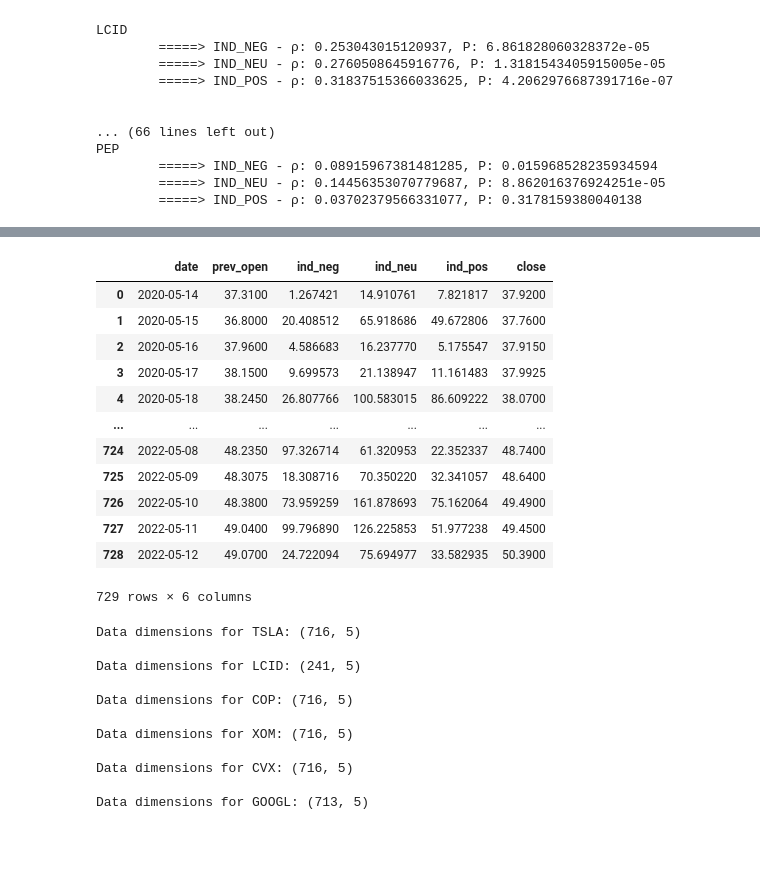
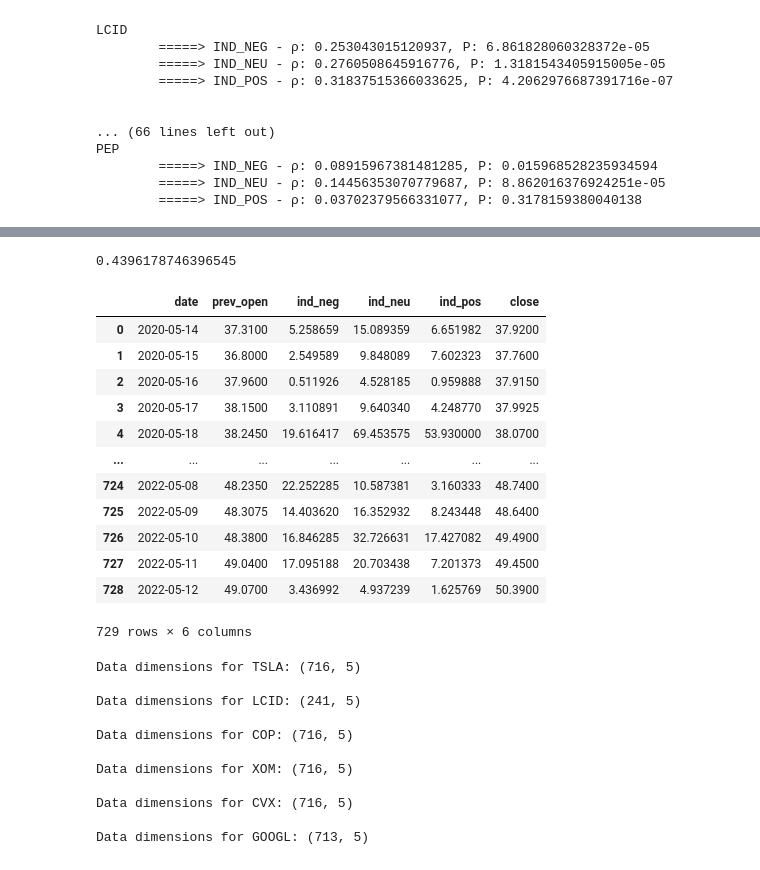
Before and after one commit to svishakan/Social-Media-Based-Stock-Market-Analysis, a Jupyter notebook: Spark Streaming/FinalXGBoostRegressor.ipynb, the cells around one changed output, grey strips where cells are left out. Drawn from its saved outputs; the diff is of its cells as text; code cells hidden in the pictures.

```diff
--- a/Spark Streaming/FinalXGBoostRegressor.ipynb
+++ b/Spark Streaming/FinalXGBoostRegressor.ipynb
@@ -102,6 +102,7 @@ def load_datasets(cons, tickers, categories, reduce = False):
                 tweet_df["wted_neg"] = tweet_df["wted_neg"].astype("float64")
                 tweet_df["wted_neu"] = tweet_df["wted_neu"].astype("float64")
                 tweet_df["wted_pos"] = tweet_df["wted_pos"].astype("float64")
+                #tweet_df["mood"] = (tweet_df["pos_counts"] - tweet_df["neg_counts"]) / tweet_df["count"]
 
                 tweet_df.sort_values(by=['date'])
 
@@ -130,7 +131,7 @@ def load_datasets(cons, tickers, categories, reduce = False):
 
             else:
                 if category == "Pharma":    #use the new dataset results for Pharma
-                    tweet_df = pd.read_sql_query(f"SELECT * from new_pharma_scored_tweets WHERE category='{category}'", cons["Results"])
+                    tweet_df = pd.read_sql_query(f"SELECT * from reduced_scored_tweets WHERE category='{category}'", cons["Results"])
                 else:
                     tweet_df = pd.read_sql_query(f"SELECT * from new_scored_tweets WHERE category='{category}'", cons["Results"])
 
@@ -146,6 +147,8 @@ def load_datasets(cons, tickers, categories, reduce = False):
                 tweet_df["wted_neg"] = tweet_df["wted_neg"].astype("float64")
                 tweet_df["wted_neu"] = tweet_df["wted_neu"].astype("float64")
                 tweet_df["wted_pos"] = tweet_df["wted_pos"].astype("float64")
+                tweet_df["mood"] = (tweet_df["wted_pos"] - tweet_df["wted_neg"]) / (tweet_df["wted_pos"] + tweet_df["wted_neu"] + tweet_df["wted_neg"])
+
 
                 tweet_dfs[ticker] = tweet_df.copy(deep=True)
 
@@ -381,5 +390,20 @@ PEP
+# %%
+from sklearn.linear_model import LinearRegression
+
+X_train, X_test, y_train, y_test = train_test_split(norm_dfs["TSLA"]["ind_neu"], norm_dfs["TSLA"]["close"], test_size=0.2, random_state=0)
+
+X_train = X_train.to_numpy().reshape(-1, 1)
+X_test = X_test.to_numpy().reshape(-1, 1)
+y_train = y_train.to_numpy().reshape(-1, 1)
+y_test = y_test.to_numpy().reshape(-1, 1)
+
+reg = LinearRegression().fit(X_train, y_train)
+
+reg.score(X_train, y_train)
+# %% [output]
+0.4396178746396545
 # %%
-def add_prev_day_open(merged_dfs):
+def add_prev_day_open(categories, tickers, merged_dfs):
     prev_open_dfs = dict()
 
     for category in categories:
@@ -401,7 +425,9 @@ def add_prev_day_open(merged_dfs):
 
             prev_open_df = prev_open_df.rename(columns = {'open': 'prev_open'})
 
-            prev_open_dfs[ticker] = prev_open_df
+            #prev_open_df = prev_open_df.drop(columns = ['prev_open'])
+
+            prev_open_dfs[ticker] = prev_open_df.copy(deep=True)
 
             del prev_open_df #Perform GC
 
@@ -409,18 +461,18 @@ def add_prev_day_open(merged_dfs):
 # %%
-prev_open_dfs = add_prev_day_open(merged_dfs)
+prev_open_dfs = add_prev_day_open(categories, tickers, merged_dfs)
 
 prev_open_dfs['PFE']
 # %% [output]
 |  | date | prev_open | ind_neg | ind_neu | ind_pos | close |
-| 0 | 2020-05-14 | 37.3100 | 1.267421 | 14.910761 | 7.821817 | 37.9200 |
-| 1 | 2020-05-15 | 36.8000 | 20.408512 | 65.918686 | 49.672806 | 37.7600 |
-| 2 | 2020-05-16 | 37.9600 | 4.586683 | 16.237770 | 5.175547 | 37.9150 |
-| 3 | 2020-05-17 | 38.1500 | 9.699573 | 21.138947 | 11.161483 | 37.9925 |
-| 4 | 2020-05-18 | 38.2450 | 26.807766 | 100.583015 | 86.609222 | 38.0700 |
+| 0 | 2020-05-14 | 37.3100 | 5.258659 | 15.089359 | 6.651982 | 37.9200 |
+| 1 | 2020-05-15 | 36.8000 | 2.549589 | 9.848089 | 7.602323 | 37.7600 |
+| 2 | 2020-05-16 | 37.9600 | 0.511926 | 4.528185 | 0.959888 | 37.9150 |
+| 3 | 2020-05-17 | 38.1500 | 3.110891 | 9.640340 | 4.248770 | 37.9925 |
+| 4 | 2020-05-18 | 38.2450 | 19.616417 | 69.453575 | 53.930000 | 38.0700 |
 | ... | ... | ... | ... | ... | ... | ... |
-| 724 | 2022-05-08 | 48.2350 | 97.326714 | 61.320953 | 22.352337 | 48.7400 |
-| 725 | 2022-05-09 | 48.3075 | 18.308716 | 70.350220 | 32.341057 | 48.6400 |
-| 726 | 2022-05-10 | 48.3800 | 73.959259 | 161.878693 | 75.162064 | 49.4900 |
-| 727 | 2022-05-11 | 49.0400 | 99.796890 | 126.225853 | 51.977238 | 49.4500 |
-| 728 | 2022-05-12 | 49.0700 | 24.722094 | 75.694977 | 33.582935 | 50.3900 |
+| 724 | 2022-05-08 | 48.2350 | 22.252285 | 10.587381 | 3.160333 | 48.7400 |
+| 725 | 2022-05-09 | 48.3075 | 14.403620 | 16.352932 | 8.243448 | 48.6400 |
+| 726 | 2022-05-10 | 48.3800 | 16.846285 | 32.726631 | 17.427082 | 49.4900 |
+| 727 | 2022-05-11 | 49.0400 | 17.095188 | 20.703438 | 7.201373 | 49.4500 |
+| 728 | 2022-05-12 | 49.0700 | 3.436992 | 4.937239 | 1.625769 | 50.3900 |
 729 rows × 6 columns
```
Also changed, not shown: parts of 12 cells of this notebook, 6 other files.
